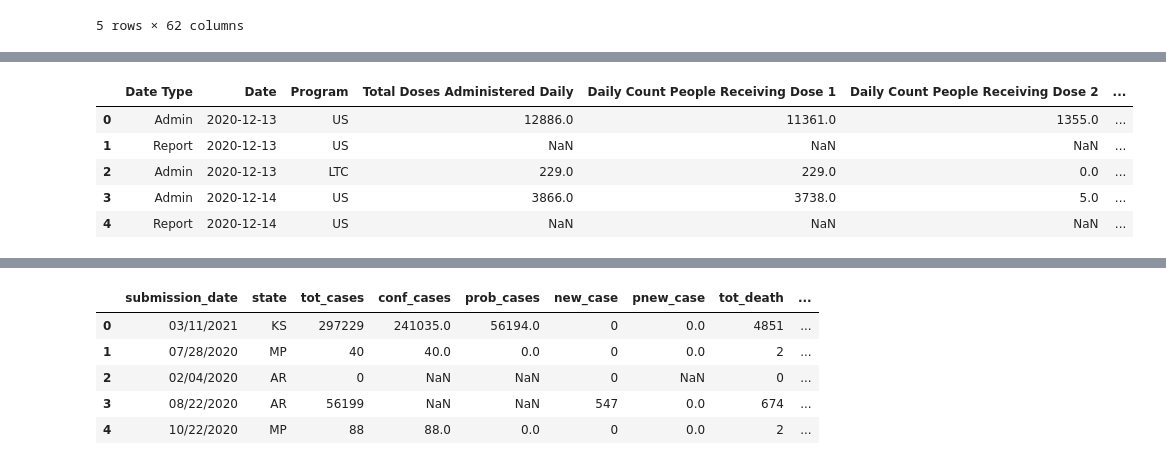
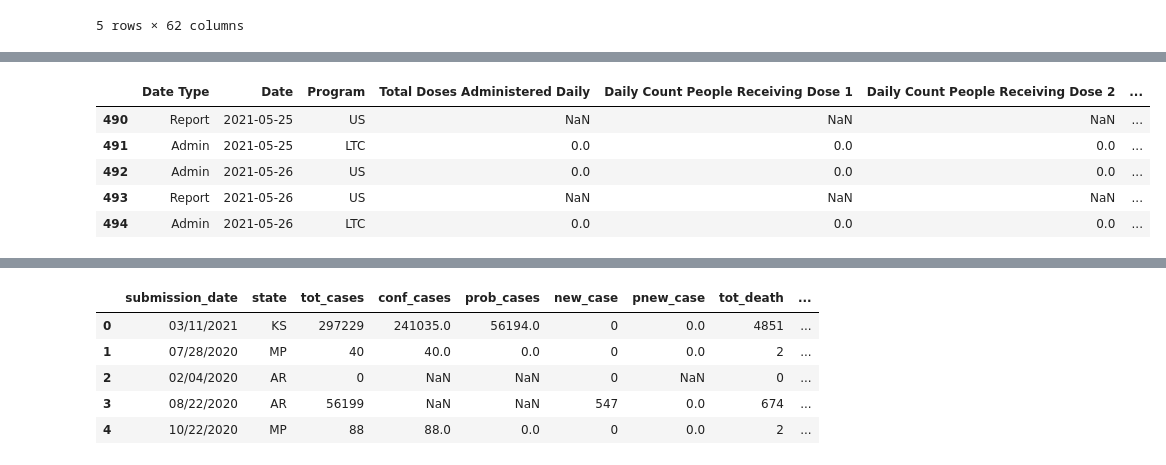
Before and after one commit to 889884m/USA_covid19_data_analysis_531, a Jupyter notebook: COVID_in_the_US.ipynb, the cells around one changed output, grey strips where cells are left out. Saved outputs shown, nothing was run; the diff lists cells and outputs as text; code cells hidden in the pictures.

```diff
--- a/COVID_in_the_US.ipynb
+++ b/COVID_in_the_US.ipynb
@@ -49,12 +49,12 @@ Index(['State/Territory/Federal Entity', 'Total Doses Delivered',
 # %%
 vacc_time = pd.read_csv("trends_in_number_of_covid19_vaccinations_in_the_us.csv", skiprows=2)
 # %%
-vacc_time.head(5)
+vacc_time.tail(5)
 # %% [output]
 |  | Date Type | Date | Program | Total Doses Administered Daily | Daily Count People Receiving Dose 1 | Daily Count People Receiving Dose 2 | ... |
-| 0 | Admin | 2020-12-13 | US | 12886.0 | 11361.0 | 1355.0 | ... |
-| 1 | Report | 2020-12-13 | US | NaN | NaN | NaN | ... |
-| 2 | Admin | 2020-12-13 | LTC | 229.0 | 229.0 | 0.0 | ... |
-| 3 | Admin | 2020-12-14 | US | 3866.0 | 3738.0 | 5.0 | ... |
-| 4 | Report | 2020-12-14 | US | NaN | NaN | NaN | ... |
+| 490 | Report | 2021-05-25 | US | NaN | NaN | NaN | ... |
+| 491 | Admin | 2021-05-25 | LTC | 0.0 | 0.0 | 0.0 | ... |
+| 492 | Admin | 2021-05-26 | US | 0.0 | 0.0 | 0.0 | ... |
+| 493 | Report | 2021-05-26 | US | NaN | NaN | NaN | ... |
+| 494 | Admin | 2021-05-26 | LTC | 0.0 | 0.0 | 0.0 | ... |
 # %%
```
Also changed, not shown: parts of 13 cells of this notebook.
